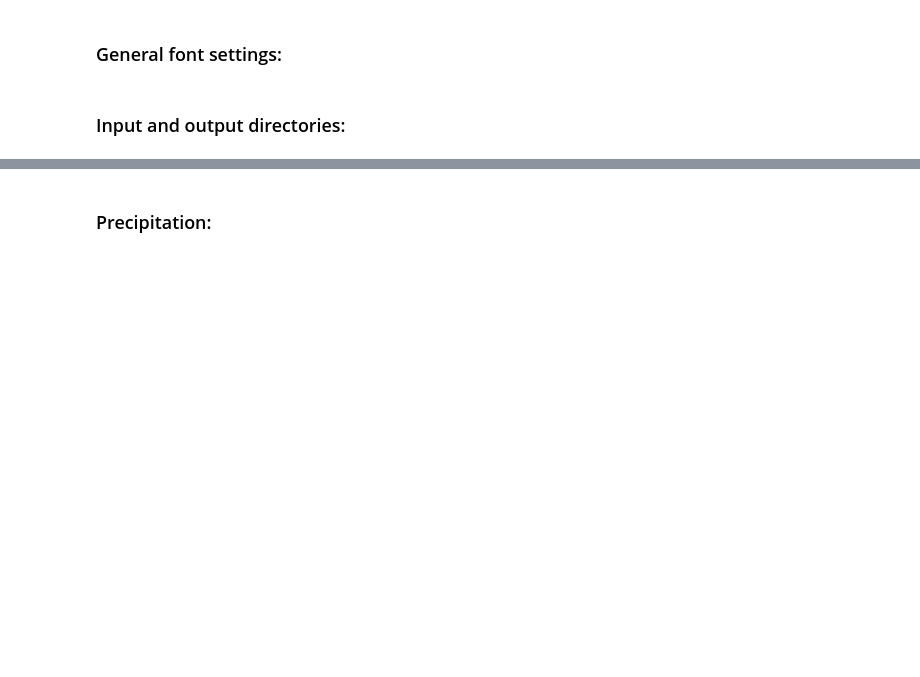
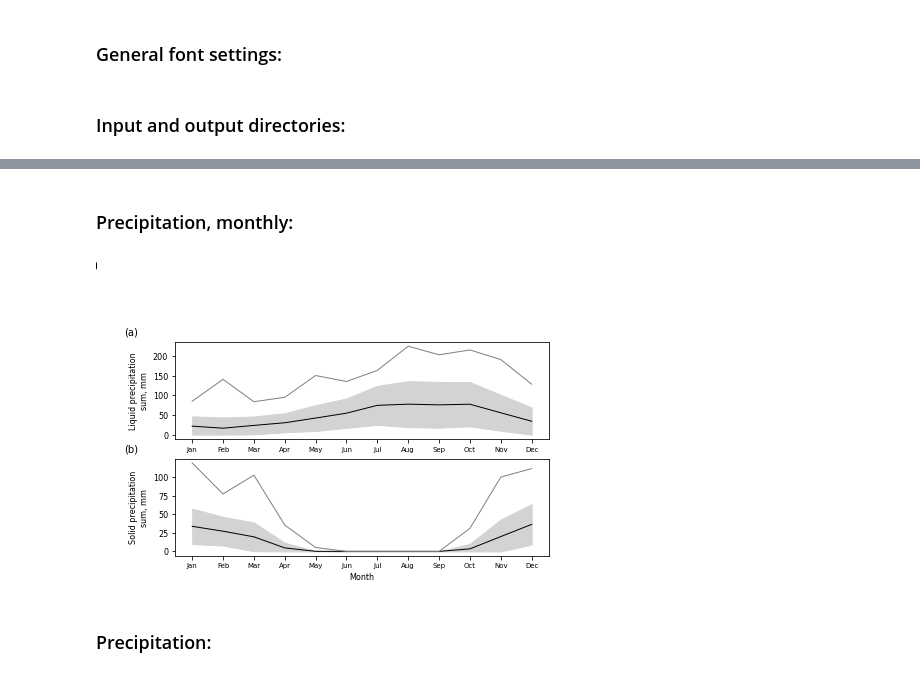
Before and after one commit to shi-hydrology/lammin-suo-plots, a Jupyter notebook: lammin_suo_plots.ipynb, the cells around one changed output, grey strips where cells are left out. Drawn from its saved outputs; the diff is of its cells as text; code cells hidden in the pictures; blank space fills up the shorter version.

```diff
--- a/lammin_suo_plots.ipynb
+++ b/lammin_suo_plots.ipynb
@@ -209,3 +256,59 @@ memory usage: 984.6 KB
+# %% [markdown]
+### Precipitation, monthly:
+# %%
+f = "precipitation_daily_1952-2020.csv"
+
+tmp = prepare(os.path.join(work_dir, f))
+tmp.set_index("DATE_TIME", inplace=True)
+df = tmp.loc[tmp["GAUGE_NO"] == 1]  # the longest time series
+
+df["P_LIQUID"] = np.where(df["SOLID"] == 0, df["PRECIPITATION"], np.nan)
+df["P_SOLID"] = np.where(df["SOLID"] == 1, df["PRECIPITATION"], np.nan)
+df = df.resample('M').sum()
+df["MONTH"] = df.index.month
+
+mean = df.groupby(["MONTH"]).mean()
+# print(mean)
+std = df.groupby(["MONTH"]).std()
+# print(std)
+max_df = df.groupby(["MONTH"]).max()
+# print(max_df)
+min_df = df.groupby(["MONTH"]).min()  # contains zeroes only, useless
+# print(min_df)
+fig, ax = plt.subplots(2, 1)
+fig.set_size_inches(17 / 2.54, 10 / 2.54)
+
+def plot_prec(ax, mean, std, max_df, col_name):
+    ax.plot(mean.index, mean[col_name], color="k", linewidth=1)
+    upper_list = mean + std
+    # upper_list.replace(0, np.nan, inplace=True)
+    lower_list = mean - std
+    lower_list = lower_list.clip(lower=0)
+    ax.fill_between(mean.index, upper_list[col_name], lower_list[col_name], color="lightgrey")
+    ax.plot(mean.index, max_df[col_name], color="grey", linewidth=1)
+    # ax.set_ylim([-47, +40])
+    ax.text(-0.14, 1.15, "(a)", transform=ax1.transAxes, fontsize=MEDIUM_SIZE, va='top', ha='right')
+
+plot_prec(ax[0], mean, std, max_df, "P_LIQUID")
+plot_prec(ax[1], mean, std, max_df, "P_SOLID")
+
+ax[-1].set_xlabel("Month")
+months = ("Jan", "Feb", "Mar", "Apr", "May", "Jun", "Jul", "Aug", "Sep", "Oct", "Nov", "Dec")
+for a in ax:
+    plt.sca(a)
+    plt.xticks(np.linspace(1, 12, num=len(months)), months)
+
+ax[0].text(-0.1, 1.15, "(a)", transform=ax[0].transAxes, fontsize=MEDIUM_SIZE, va='top', ha='right')
+ax[0].set_ylabel("Liquid precipitation\nsum, mm")
+ax[1].text(-0.1, 1.15, "(b)", transform=ax[1].transAxes, fontsize=MEDIUM_SIZE, va='top', ha='right')
+ax[1].set_ylabel("Solid precipitation\nsum, mm")
+
+fig.tight_layout()
+
+fig_path = os.path.join(fig_dir, "test_02x.png")
+plt.savefig(fig_path, dpi=300, transparent=False, facecolor="white")
+# %% [output]
+[figure, added]
 # %% [markdown]
 ### Precipitation:
 # %%
```
Also changed, not shown: parts of 13 cells of this notebook.
